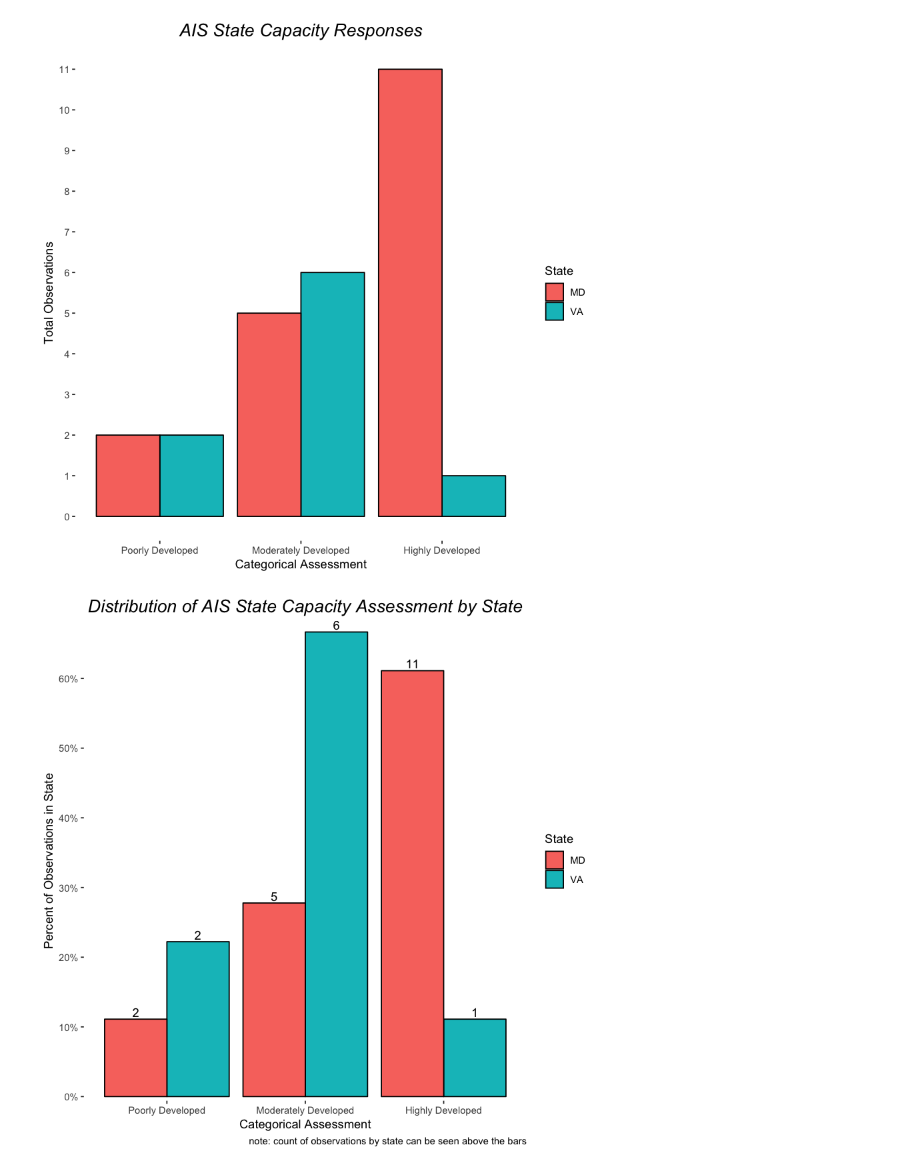
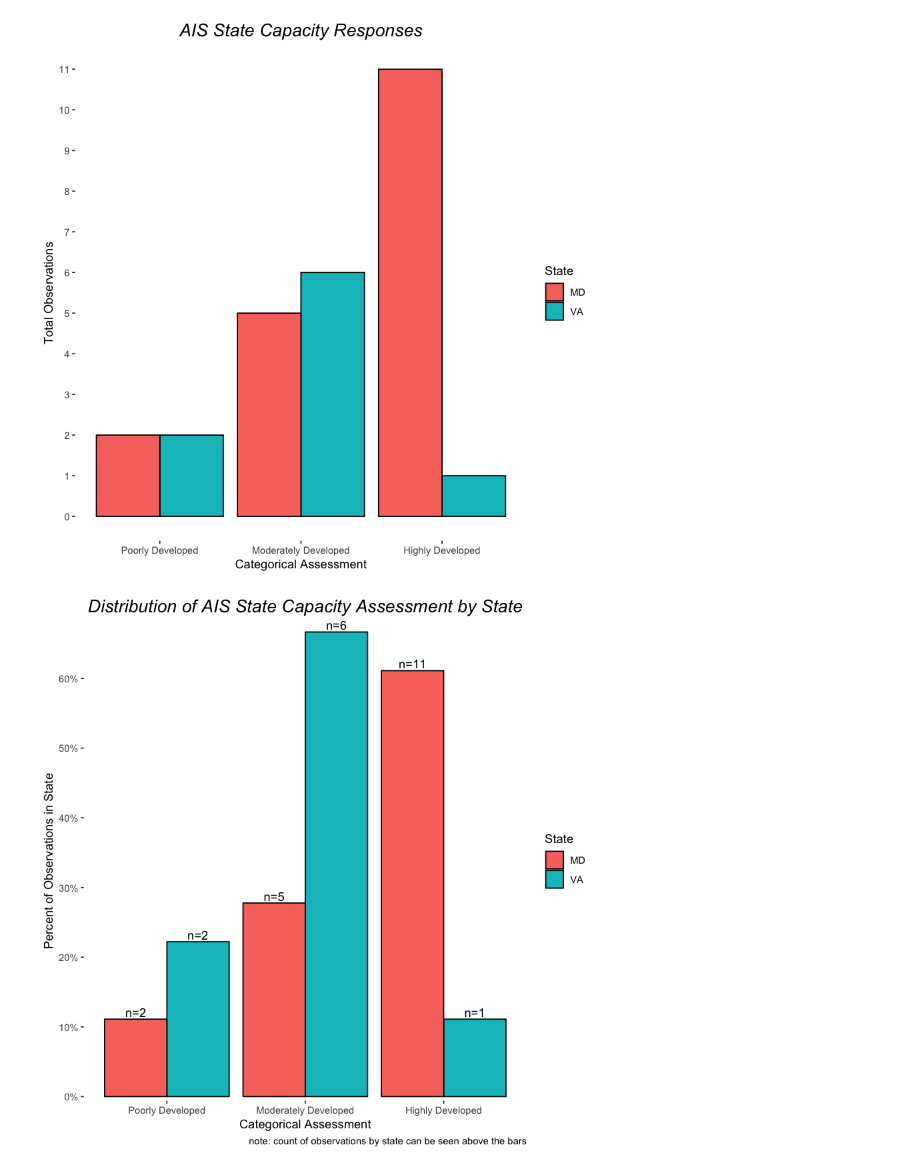
Before and after one commit to bpatter5/stat634, a Jupyter notebook: AIS/notebooks/initial_analysis.ipynb, the cells around one changed output. Drawn from its saved outputs; the diff is of its cells as text; code cells hidden in the pictures.

Commit message:
updating graphics

```diff
--- a/AIS/notebooks/initial_analysis.ipynb
+++ b/AIS/notebooks/initial_analysis.ipynb
@@ -81,17 +90,17 @@ ggplot(state_summary, aes(x=Score, y=n, fill=State)) +
 # %% [output]
 [figure]
 # %%
-state_percentage = state_summary %>% group_by(State) %>% mutate(percentage=n/sum(n))
+state_percentage = state_summary %>% group_by(State) %>% mutate(percentage=n/sum(n)) %>% mutate(n_bar=paste0("n=", n))
 # %%
 ggplot(state_percentage, aes(x=Score, y=(100 * percentage), fill=State)) +
     geom_bar(stat="identity", position="dodge", colour="black") +
     theme_classic() +
     scale_y_discrete(labels=c("0%","10%","20%","30%","40%","50%","60%"), limits=c(0,10,20,30,40,50,60)) +
     scale_x_discrete(labels=c("Poorly Developed", "Moderately Developed", "Highly Developed")) +
     ylab("Percent of Observations in State") +
     xlab("Categorical Assessment") +
     labs(title="Distribution of AIS State Capacity Assessment by State", caption="note: count of observations by state can be seen above the bars") +
     theme(axis.line.y.left = element_blank(), axis.line.x.bottom = element_blank(), plot.title = element_text(hjust=0.5, face="italic", size=16)) +
-    geom_text(aes(y=(100*percentage) + 1,label=n), position=position_dodge(width = 0.9))
+    geom_text(aes(y=(100*percentage) + 1,label=n_bar), position=position_dodge(width = 0.9))
 # %% [output]
-[figure, old version]
+[figure, new version]
```
Also changed, not shown: parts of 19 cells of this notebook.
